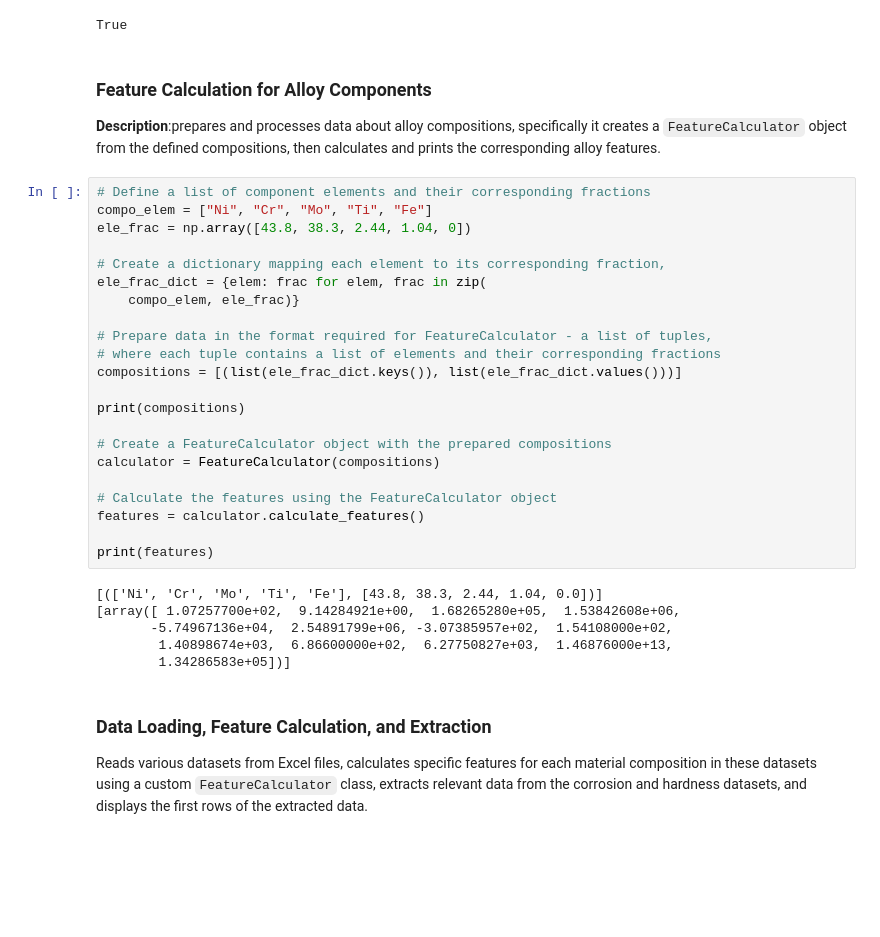
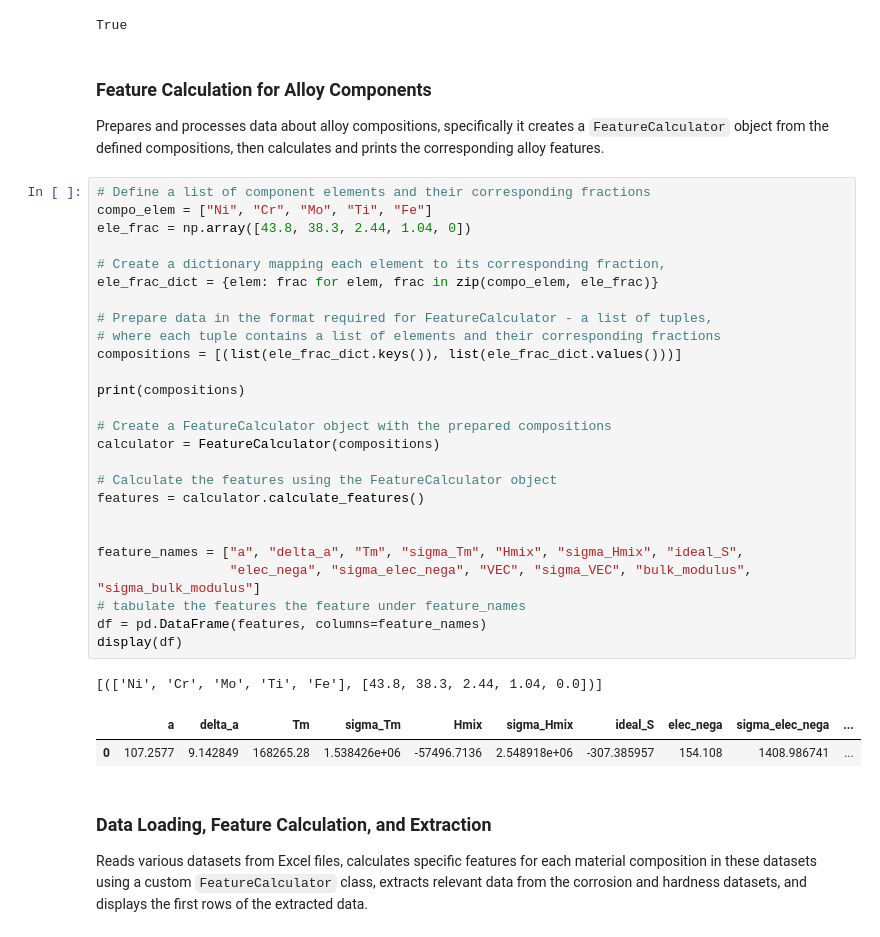
Before and after one commit to YXWU2014/CCA_representation_ML, a Jupyter notebook: Dataset_EDA_Pairplot_Feature_PCA_Mahalanobis/EDA_feature_calculation_selection.ipynb, the cells around one changed output. Saved outputs shown, nothing was run; the diff lists cells and outputs as text; blank space fills up the shorter version.

```diff
--- a/Dataset_EDA_Pairplot_Feature_PCA_Mahalanobis/EDA_feature_calculation_selection.ipynb
+++ b/Dataset_EDA_Pairplot_Feature_PCA_Mahalanobis/EDA_feature_calculation_selection.ipynb
@@ -15,35 +19,37 @@ True
 # %% [markdown]
 ### Feature Calculation for Alloy Components
 
-**Description**:prepares and processes data about alloy compositions, specifically it creates a `FeatureCalculator` object from the defined compositions, then calculates and prints the corresponding alloy features.
+Prepares and processes data about alloy compositions, specifically it creates a `FeatureCalculator` object from the defined compositions, then calculates and prints the corresponding alloy features.
 # %%
 # Define a list of component elements and their corresponding fractions
 compo_elem = ["Ni", "Cr", "Mo", "Ti", "Fe"]
 ele_frac = np.array([43.8, 38.3, 2.44, 1.04, 0])
 
 # Create a dictionary mapping each element to its corresponding fraction,
-ele_frac_dict = {elem: frac for elem, frac in zip(
-    compo_elem, ele_frac)}
+ele_frac_dict = {elem: frac for elem, frac in zip(compo_elem, ele_frac)}
 
 # Prepare data in the format required for FeatureCalculator - a list of tuples,
 # where each tuple contains a list of elements and their corresponding fractions
 compositions = [(list(ele_frac_dict.keys()), list(ele_frac_dict.values()))]
 
 print(compositions)
 
 # Create a FeatureCalculator object with the prepared compositions
 calculator = FeatureCalculator(compositions)
 
 # Calculate the features using the FeatureCalculator object
 features = calculator.calculate_features()
 
-print(features)
+
+feature_names = ["a", "delta_a", "Tm", "sigma_Tm", "Hmix", "sigma_Hmix", "ideal_S",
+                 "elec_nega", "sigma_elec_nega", "VEC", "sigma_VEC", "bulk_modulus", "sigma_bulk_modulus"]
+# tabulate the features the feature under feature_names
+df = pd.DataFrame(features, columns=feature_names)
+display(df)
 # %% [output]
 [(['Ni', 'Cr', 'Mo', 'Ti', 'Fe'], [43.8, 38.3, 2.44, 1.04, 0.0])]
-[array([ 1.07257700e+02,  9.14284921e+00,  1.68265280e+05,  1.53842608e+06,
-       -5.74967136e+04,  2.54891799e+06, -3.07385957e+02,  1.54108000e+02,
-        1.40898674e+03,  6.86600000e+02,  6.27750827e+03,  1.46876000e+13,
-        1.34286583e+05])]
+|  | a | delta_a | Tm | sigma_Tm | Hmix | sigma_Hmix | ideal_S | elec_nega | sigma_elec_nega | ... |
+| 0 | 107.2577 | 9.142849 | 168265.28 | 1.538426e+06 | -57496.7136 | 2.548918e+06 | -307.385957 | 154.108 | 1408.986741 | ... |
 # %% [markdown]
 ### Data Loading, Feature Calculation, and Extraction
 
```
Also changed, not shown: parts of 8 cells of this notebook, 1 other file.
